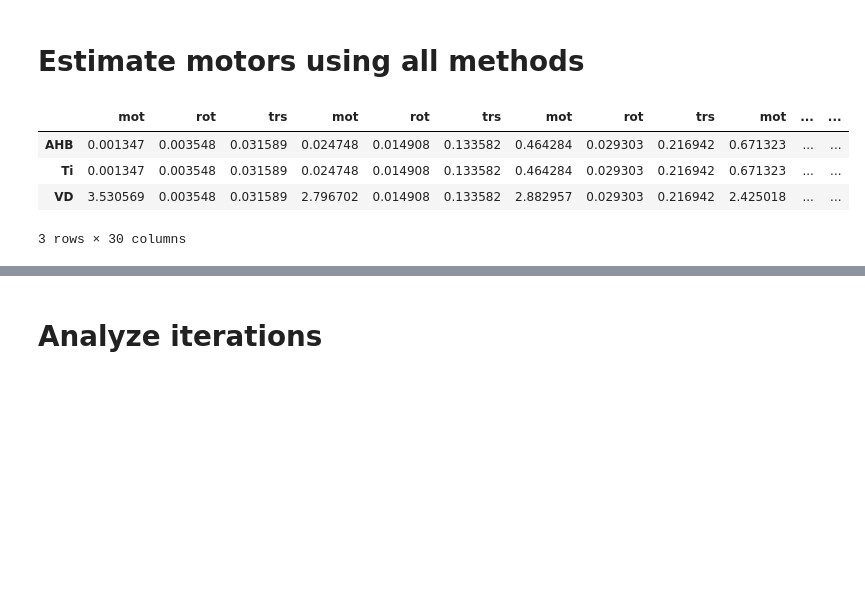
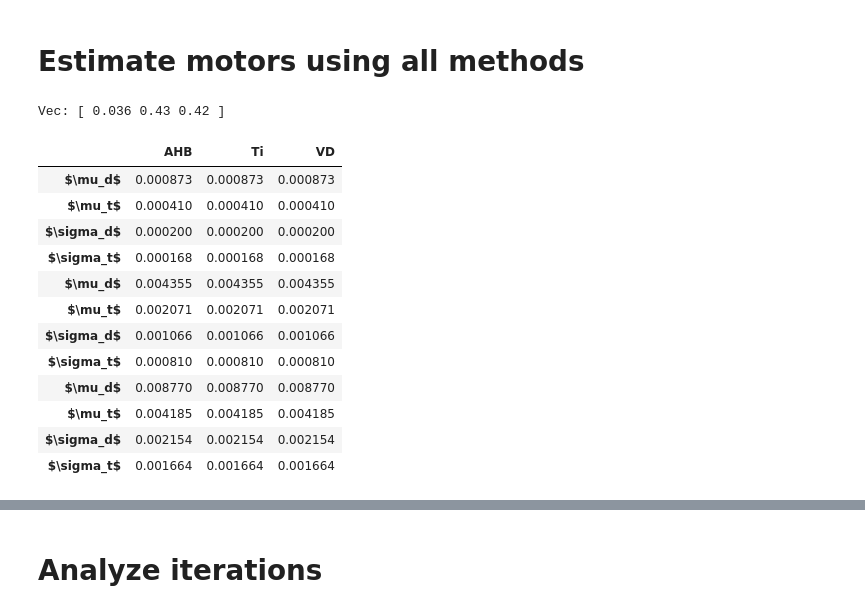
Before and after one commit to tingelst/game, a Jupyter notebook: python/Experiments-v2.ipynb, the cells around one changed output, grey strips where cells are left out. Drawn from its saved outputs; the diff is of its cells as text; code cells hidden in the pictures; blank space fills up the shorter version.

```diff
--- a/python/Experiments-v2.ipynb
+++ b/python/Experiments-v2.ipynb
@@ -21,7 +21,7 @@ Populating the interactive namespace from numpy and matplotlib
 # %% [markdown]
 # Generate motors
 # %%
-def create_motors(n_motors=10, d_lims=(0,10), th_lims=(-pi,pi)):
+def create_motors(n_motors=10, d_lims=(0,2), th_lims=(0,pi)):
     motors = [((vsr.Vec(*np.random.random(3)).unit() * np.random.uniform(*d_lims)).trs() *
                vsr.Rot(vsr.Biv(*np.random.uniform(-1,1,3)).unit() * np.random.uniform(*th_lims) * -0.5))
               for i in range(n_motors)]
@@ -251,6 +251,10 @@ def rms(results):
     true = np.mean(rms_dists_true), np.std(rms_dists_true)
     data = np.mean(rms_dists_data), np.std(rms_dists_data)
     return (true, data)
+# %%
+motor.trs()
+# %% [output]
+Vec: [ 0.036 0.43 0.42 ]
 # %%
 def rms_motor(results):
     rms_rot = []
@@ -320,18 +347,27 @@ def compare_rms_motor_points(results, results_vd, results_ahb):
     AHB['trs'] = ahb_trs
     return pd.DataFrame(RMS)
 # %%
-noise_levels = np.linspace(0.1,pi,10)
-rmss = [compare_rms_motor_points(*run(10,12,10,noise_std=noise_level,noisy=True))
+noise_levels = np.linspace(0.0,pi,10)
+noise_levels = [0.001, 0.005, 0.01]
+rmss = [compare_rms(*run(32,32,32,noise_std=noise_level,noisy=True))
         for noise_level in noise_levels]
 # %%
 d = pd.concat(rmss)
-d.T
+d
 # %% [output]
-|  | mot | rot | trs | mot | rot | trs | mot | rot | trs | mot | ... | ... |
-| AHB | 0.001347 | 0.003548 | 0.031589 | 0.024748 | 0.014908 | 0.133582 | 0.464284 | 0.029303 | 0.216942 | 0.671323 | ... | ... |
-| Ti | 0.001347 | 0.003548 | 0.031589 | 0.024748 | 0.014908 | 0.133582 | 0.464284 | 0.029303 | 0.216942 | 0.671323 | ... | ... |
-| VD | 3.530569 | 0.003548 | 0.031589 | 2.796702 | 0.014908 | 0.133582 | 2.882957 | 0.029303 | 0.216942 | 2.425018 | ... | ... |
+|  | AHB | Ti | VD |
+| $\mu_d$ | 0.000873 | 0.000873 | 0.000873 |
+| $\mu_t$ | 0.000410 | 0.000410 | 0.000410 |
+| $\sigma_d$ | 0.000200 | 0.000200 | 0.000200 |
+| $\sigma_t$ | 0.000168 | 0.000168 | 0.000168 |
+| $\mu_d$ | 0.004355 | 0.004355 | 0.004355 |
+| $\mu_t$ | 0.002071 | 0.002071 | 0.002071 |
+| $\sigma_d$ | 0.001066 | 0.001066 | 0.001066 |
+| $\sigma_t$ | 0.000810 | 0.000810 | 0.000810 |
+| $\mu_d$ | 0.008770 | 0.008770 | 0.008770 |
+| $\mu_t$ | 0.004185 | 0.004185 | 0.004185 |
+| $\sigma_d$ | 0.002154 | 0.002154 | 0.002154 |
+| $\sigma_t$ | 0.001664 | 0.001664 | 0.001664 |
-3 rows × 30 columns
 # %%
 fig, ax = plt.subplots(1)
 # ax.plot(noise_levels, noise_levels, marker='.')
```
Also changed, not shown: parts of 21 cells of this notebook, 2 other files.
